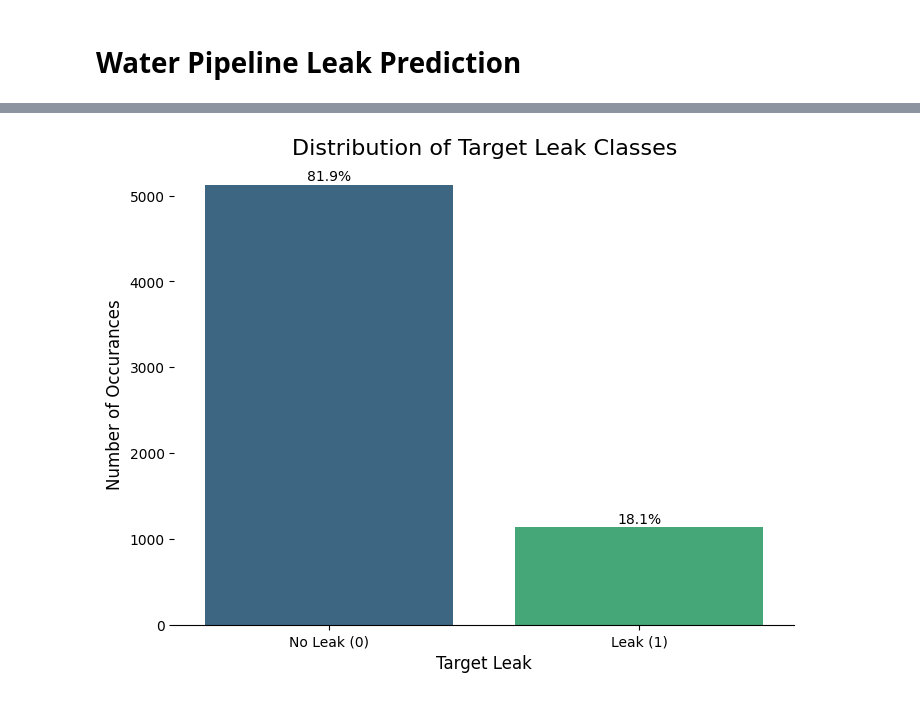
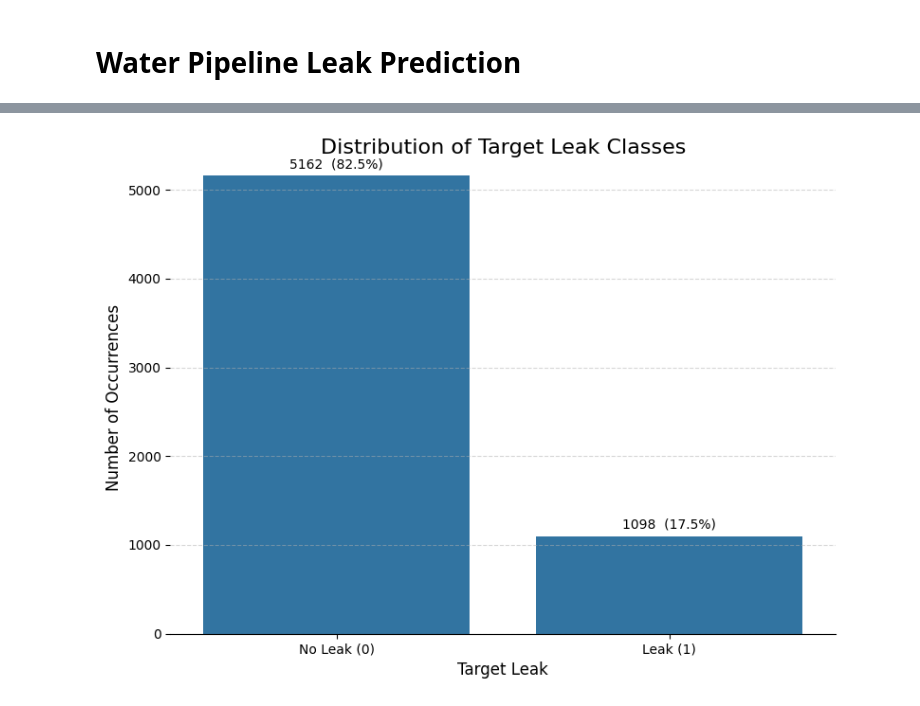
Before and after one commit to Samukelo09/Pipeline-Leak-Prediction, a Jupyter notebook: data_engineering.ipynb, the cells around one changed output, grey strips where cells are left out. Drawn from its saved outputs; the diff is of its cells as text; code cells hidden in the pictures.

```diff
--- a/data_engineering.ipynb
+++ b/data_engineering.ipynb
@@ -266,5 +1733,0 @@ dataset.to_pickle('pipe_leak_training_dataset_fresh.pkl')
-# %%
-vc = dataset["target_leak"].value_counts(dropna=False)
-pct = (vc / len(dataset) * 100).round(2)
-print("Class counts:\n", vc.to_string())
-print("\nClass %:\n", pct.to_string())
@@ -281,28 +1754,70 @@ Class %:
 # %%
-import matplotlib.pyplot as plt
 import seaborn as sns
 
-# create a figure and set of subplots
+# Compute counts/pct from your dataframe (rep); fall back if you already have vc/pct
+try:
+    vc = rep["target_leak"].value_counts().sort_index()
+except Exception:
+    # If rep isn't available, assume vc was computed earlier
+    pass
+
+total = vc.sum()
+pct = (vc / total * 100).round(1)
+
+# Build a plotting table to keep things aligned
+plot_df = (
+    vc.rename("count")
+      .to_frame()
+      .assign(pct=pct)
+      .reset_index()
+      .rename(columns={"index": "target_leak"})
+)
+
+# Make human labels in desired order if 0/1 both present
+order = [0, 1] if set(plot_df["target_leak"]) >= {0, 1} else plot_df["target_leak"].tolist()
+xlabels = {0: "No Leak (0)", 1: "Leak (1)"}
+plot_df["label"] = plot_df["target_leak"].map(xlabels).fillna(plot_df["target_leak"].astype(str))
+
+# Plot (Option A: single color – avoids the seaborn palette warning cleanly)
 fig, ax = plt.subplots(figsize=(8, 6))
+sns.barplot(
+    data=plot_df,
+    x="label", y="count",
+    order=[xlabels.get(x, str(x)) for x in order],
+    ax=ax, color="tab:blue"
+)
 
-# use seaborn to create bar plot
-sns.barplot(x=vc.index, y=vc.values, ax=ax, palette="viridis")
+# (Option B to keep a palette: uncomment, and comment out the block above)
+# sns.barplot(
+#     data=plot_df,
+#     x="label", y="count",
+#     hue="label", palette="viridis", legend=False,
+#     order=[xlabels.get(x, str(x)) for x in order],
+#     ax=ax
+# )
 
-# add the percentage labels to the bars
-for i, p in enumerate(ax.patches):
-    height = p.get_height()
-    ax.text(p.get_x() + p.get_width() / 2.,
-        height + 50,
-        f"{pct.values[i]}%",
-        ha="center"
+# Annotate each bar with "count (pct%)"
+# Use a small relative offset so it scales with your data
+ymax = plot_df["count"].max()
+offset = max(0.01 * ymax, 1)
+
+for bar, (_, row) in zip(ax.patches, plot_df.iterrows()):
+    h = bar.get_height()
+    ax.text(
+        bar.get_x() + bar.get_width() / 2,
+        h + offset,
+        f"{int(row['count'])}  ({row['pct']}%)",
+        ha="center", va="bottom", fontsize=10
     )
 
+# Cosmetics
 ax.set_title("Distribution of Target Leak Classes", fontsize=16)
 ax.set_xlabel("Target Leak", fontsize=12)
-ax.set_ylabel("Number of Occurances", fontsize=12)
-ax.set_xticks([0, 1])
-ax.set_xticklabels(["No Leak (0)", "Leak (1)"])
-
+ax.set_ylabel("Number of Occurrences", fontsize=12)  # fixed spelling
+ax.set_xticklabels([xlabels.get(x, str(x)) for x in order])
+ax.set_ylim(0, ymax + 3 * offset)  # add headroom for labels
+ax.grid(axis="y", linestyle="--", alpha=0.5)
 sns.despine(left=True)
+plt.tight_layout()
 plt.show()
 # %% [output]
@@ -312 +1824 @@ Passing `palette` without assigning `hue` is deprecated and will be removed in v
-[figure, old version]
+[figure, new version]
```
Also changed, not shown: parts of 55 cells of this notebook, 7 other files.
